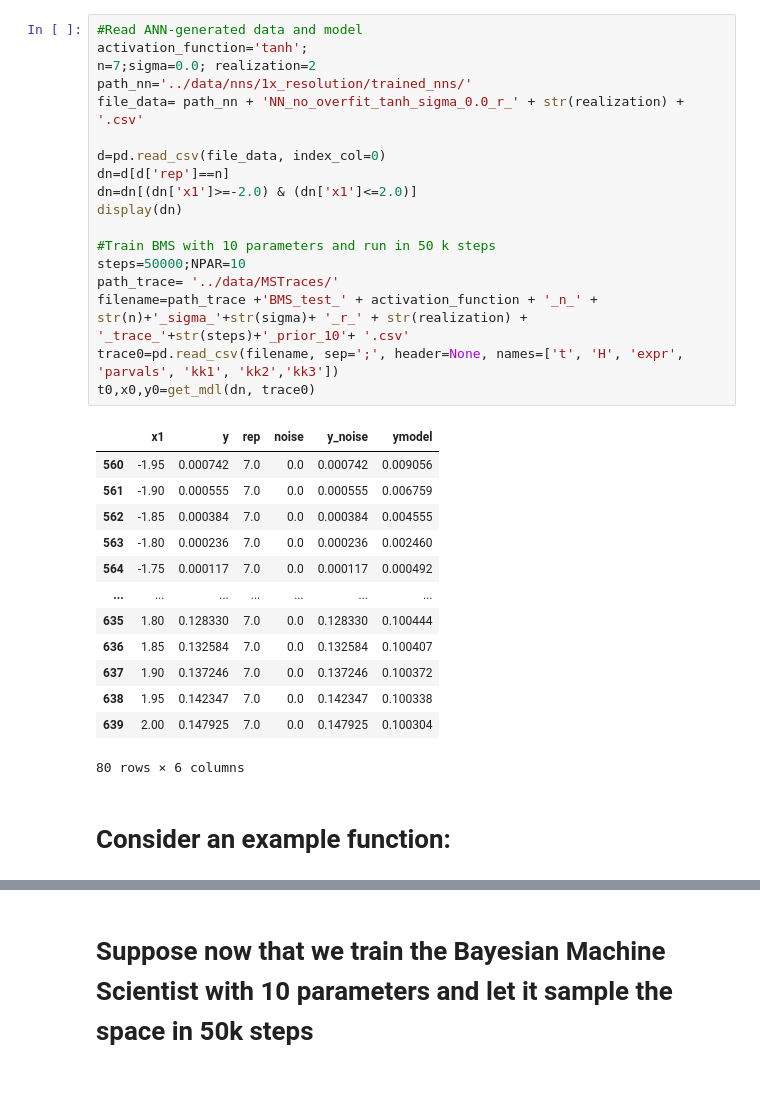
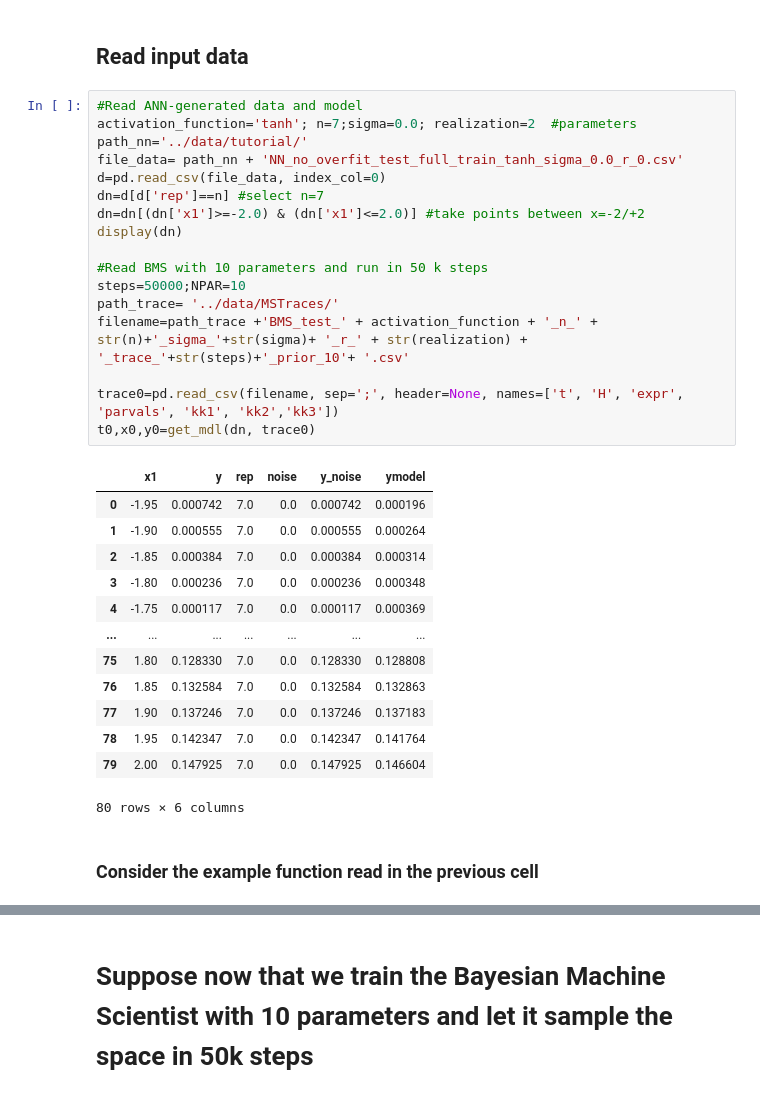
Before and after one commit to SergioCoboLopez/BMS_approximator, a Jupyter notebook: notebooks/tutorial.ipynb, the cells around one changed output, grey strips where cells are left out. Drawn from its saved outputs; the diff is of its cells as text.

```diff
--- a/notebooks/tutorial.ipynb
+++ b/notebooks/tutorial.ipynb
@@ -101,37 +121,38 @@ zmin_ng10=-0.1;zmax_ng10=1
+# %% [markdown]
+## Read input data
 # %%
 #Read ANN-generated data and model
-activation_function='tanh';
-n=7;sigma=0.0; realization=2
-path_nn='../data/nns/1x_resolution/trained_nns/'
-file_data= path_nn + 'NN_no_overfit_tanh_sigma_0.0_r_' + str(realization) + '.csv'
-
+activation_function='tanh'; n=7;sigma=0.0; realization=2  #parameters
+path_nn='../data/tutorial/'
+file_data= path_nn + 'NN_no_overfit_test_full_train_tanh_sigma_0.0_r_0.csv'
 d=pd.read_csv(file_data, index_col=0)
-dn=d[d['rep']==n]
-dn=dn[(dn['x1']>=-2.0) & (dn['x1']<=2.0)]
+dn=d[d['rep']==n] #select n=7
+dn=dn[(dn['x1']>=-2.0) & (dn['x1']<=2.0)] #take points between x=-2/+2
 display(dn)
 
-#Train BMS with 10 parameters and run in 50 k steps
+#Read BMS with 10 parameters and run in 50 k steps
 steps=50000;NPAR=10
 path_trace= '../data/MSTraces/'
 filename=path_trace +'BMS_test_' + activation_function + '_n_' + str(n)+'_sigma_'+str(sigma)+ '_r_' + str(realization) + '_trace_'+str(steps)+'_prior_10'+ '.csv'
+
 trace0=pd.read_csv(filename, sep=';', header=None, names=['t', 'H', 'expr', 'parvals', 'kk1', 'kk2','kk3'])
 t0,x0,y0=get_mdl(dn, trace0)
 # %% [output]
 |  | x1 | y | rep | noise | y_noise | ymodel |
-| 560 | -1.95 | 0.000742 | 7.0 | 0.0 | 0.000742 | 0.009056 |
-| 561 | -1.90 | 0.000555 | 7.0 | 0.0 | 0.000555 | 0.006759 |
-| 562 | -1.85 | 0.000384 | 7.0 | 0.0 | 0.000384 | 0.004555 |
-| 563 | -1.80 | 0.000236 | 7.0 | 0.0 | 0.000236 | 0.002460 |
-| 564 | -1.75 | 0.000117 | 7.0 | 0.0 | 0.000117 | 0.000492 |
+| 0 | -1.95 | 0.000742 | 7.0 | 0.0 | 0.000742 | 0.000196 |
+| 1 | -1.90 | 0.000555 | 7.0 | 0.0 | 0.000555 | 0.000264 |
+| 2 | -1.85 | 0.000384 | 7.0 | 0.0 | 0.000384 | 0.000314 |
+| 3 | -1.80 | 0.000236 | 7.0 | 0.0 | 0.000236 | 0.000348 |
+| 4 | -1.75 | 0.000117 | 7.0 | 0.0 | 0.000117 | 0.000369 |
 | ... | ... | ... | ... | ... | ... | ... |
-| 635 | 1.80 | 0.128330 | 7.0 | 0.0 | 0.128330 | 0.100444 |
-| 636 | 1.85 | 0.132584 | 7.0 | 0.0 | 0.132584 | 0.100407 |
-| 637 | 1.90 | 0.137246 | 7.0 | 0.0 | 0.137246 | 0.100372 |
-| 638 | 1.95 | 0.142347 | 7.0 | 0.0 | 0.142347 | 0.100338 |
-| 639 | 2.00 | 0.147925 | 7.0 | 0.0 | 0.147925 | 0.100304 |
+| 75 | 1.80 | 0.128330 | 7.0 | 0.0 | 0.128330 | 0.128808 |
+| 76 | 1.85 | 0.132584 | 7.0 | 0.0 | 0.132584 | 0.132863 |
+| 77 | 1.90 | 0.137246 | 7.0 | 0.0 | 0.137246 | 0.137183 |
+| 78 | 1.95 | 0.142347 | 7.0 | 0.0 | 0.142347 | 0.141764 |
+| 79 | 2.00 | 0.147925 | 7.0 | 0.0 | 0.147925 | 0.146604 |
 80 rows × 6 columns
 # %% [markdown]
-# Consider an example function:
+### Consider the example function read in the previous cell
 # %%
 #Plot example function
 #--------------------------------
```
Also changed, not shown: parts of 22 cells of this notebook, 47 other files.
